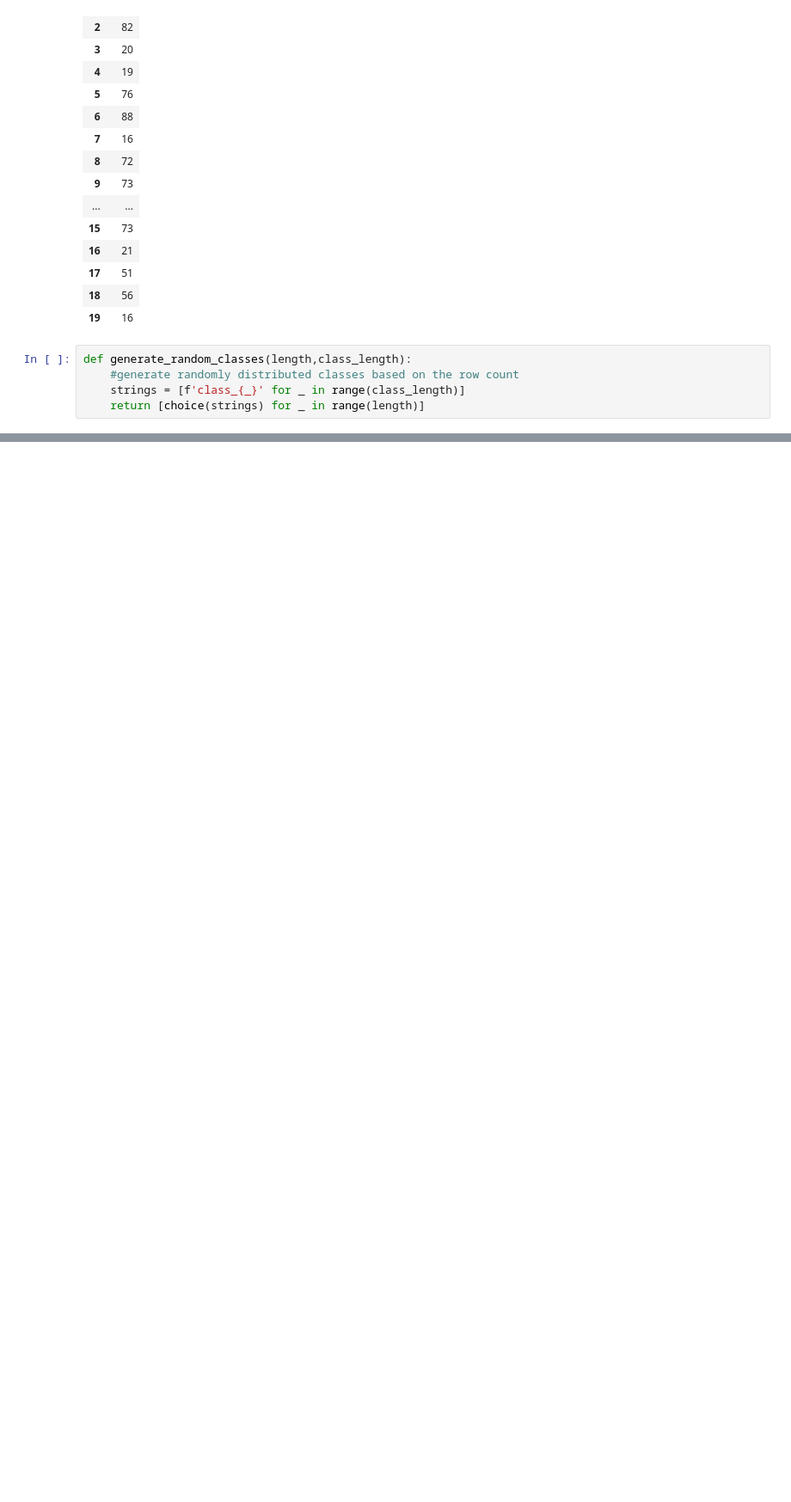
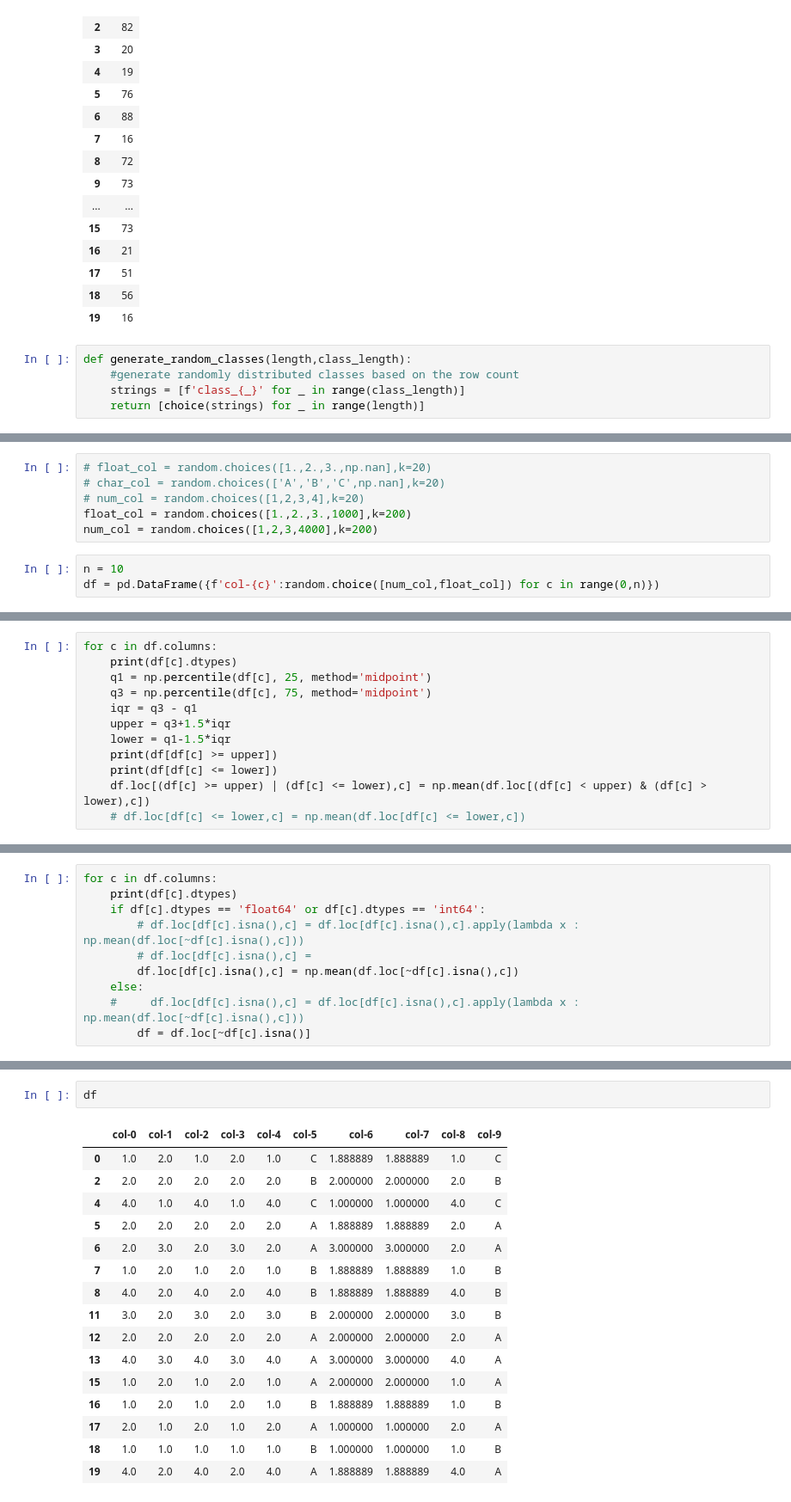
Before and after one commit to RVK10601999/ModelPilot, a Jupyter notebook: notebooks/dev.ipynb, the cells around one changed output, grey strips where cells are left out. Shown: that part at 86% size. Drawn from its saved outputs; the diff is of its cells as text; blank space fills up the shorter version.

```diff
--- a/notebooks/dev.ipynb
+++ b/notebooks/dev.ipynb
@@ -154,0 +215,9 @@ generate_random_classes(100,3
+# %%
+# float_col = random.choices([1.,2.,3.,np.nan],k=20)
+# char_col = random.choices(['A','B','C',np.nan],k=20)
+# num_col = random.choices([1,2,3,4],k=20)
+float_col = random.choices([1.,2.,3.,1000],k=200)
+num_col = random.choices([1,2,3,4000],k=200)
+# %%
+n = 10
+df = pd.DataFrame({f'col-{c}':random.choice([num_col,float_col]) for c in range(0,n)})
@@ -154,0 +254,12 @@ generate_random_classes(100,3
+# %%
+for c in df.columns:
+    print(df[c].dtypes)
+    q1 = np.percentile(df[c], 25, method='midpoint')
+    q3 = np.percentile(df[c], 75, method='midpoint')
+    iqr = q3 - q1
+    upper = q3+1.5*iqr
+    lower = q1-1.5*iqr
+    print(df[df[c] >= upper])
+    print(df[df[c] <= lower])
+    df.loc[(df[c] >= upper) | (df[c] <= lower),c] = np.mean(df.loc[(df[c] < upper) & (df[c] > lower),c])
+    # df.loc[df[c] <= lower,c] = np.mean(df.loc[df[c] <= lower,c])
@@ -154,0 +300,10 @@ generate_random_classes(100,3
+# %%
+for c in df.columns:
+    print(df[c].dtypes)
+    if df[c].dtypes == 'float64' or df[c].dtypes == 'int64':
+        # df.loc[df[c].isna(),c] = df.loc[df[c].isna(),c].apply(lambda x : np.mean(df.loc[~df[c].isna(),c]))
+        # df.loc[df[c].isna(),c] =
+        df.loc[df[c].isna(),c] = np.mean(df.loc[~df[c].isna(),c])
+    else:
+    #     df.loc[df[c].isna(),c] = df.loc[df[c].isna(),c].apply(lambda x : np.mean(df.loc[~df[c].isna(),c]))
+        df = df.loc[~df[c].isna()]
@@ -154,0 +321,19 @@ generate_random_classes(100,3
+# %%
+df
+# %% [output]
+|  | col-0 | col-1 | col-2 | col-3 | col-4 | col-5 | col-6 | col-7 | col-8 | col-9 |
+| 0 | 1.0 | 2.0 | 1.0 | 2.0 | 1.0 | C | 1.888889 | 1.888889 | 1.0 | C |
+| 2 | 2.0 | 2.0 | 2.0 | 2.0 | 2.0 | B | 2.000000 | 2.000000 | 2.0 | B |
+| 4 | 4.0 | 1.0 | 4.0 | 1.0 | 4.0 | C | 1.000000 | 1.000000 | 4.0 | C |
+| 5 | 2.0 | 2.0 | 2.0 | 2.0 | 2.0 | A | 1.888889 | 1.888889 | 2.0 | A |
+| 6 | 2.0 | 3.0 | 2.0 | 3.0 | 2.0 | A | 3.000000 | 3.000000 | 2.0 | A |
+| 7 | 1.0 | 2.0 | 1.0 | 2.0 | 1.0 | B | 1.888889 | 1.888889 | 1.0 | B |
+| 8 | 4.0 | 2.0 | 4.0 | 2.0 | 4.0 | B | 1.888889 | 1.888889 | 4.0 | B |
+| 11 | 3.0 | 2.0 | 3.0 | 2.0 | 3.0 | B | 2.000000 | 2.000000 | 3.0 | B |
+| 12 | 2.0 | 2.0 | 2.0 | 2.0 | 2.0 | A | 2.000000 | 2.000000 | 2.0 | A |
+| 13 | 4.0 | 3.0 | 4.0 | 3.0 | 4.0 | A | 3.000000 | 3.000000 | 4.0 | A |
+| 15 | 1.0 | 2.0 | 1.0 | 2.0 | 1.0 | A | 2.000000 | 2.000000 | 1.0 | A |
+| 16 | 1.0 | 2.0 | 1.0 | 2.0 | 1.0 | B | 1.888889 | 1.888889 | 1.0 | B |
+| 17 | 2.0 | 1.0 | 2.0 | 1.0 | 2.0 | A | 1.000000 | 1.000000 | 2.0 | A |
+| 18 | 1.0 | 1.0 | 1.0 | 1.0 | 1.0 | B | 1.000000 | 1.000000 | 1.0 | B |
+| 19 | 4.0 | 2.0 | 4.0 | 2.0 | 4.0 | A | 1.888889 | 1.888889 | 4.0 | A |
```
Also changed, not shown: parts of 16 cells of this notebook, 8 other files.
